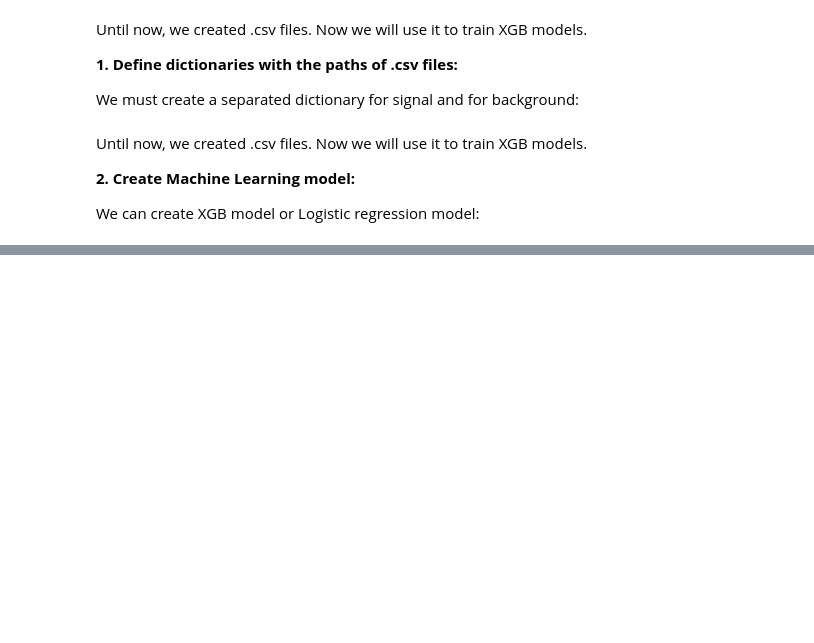
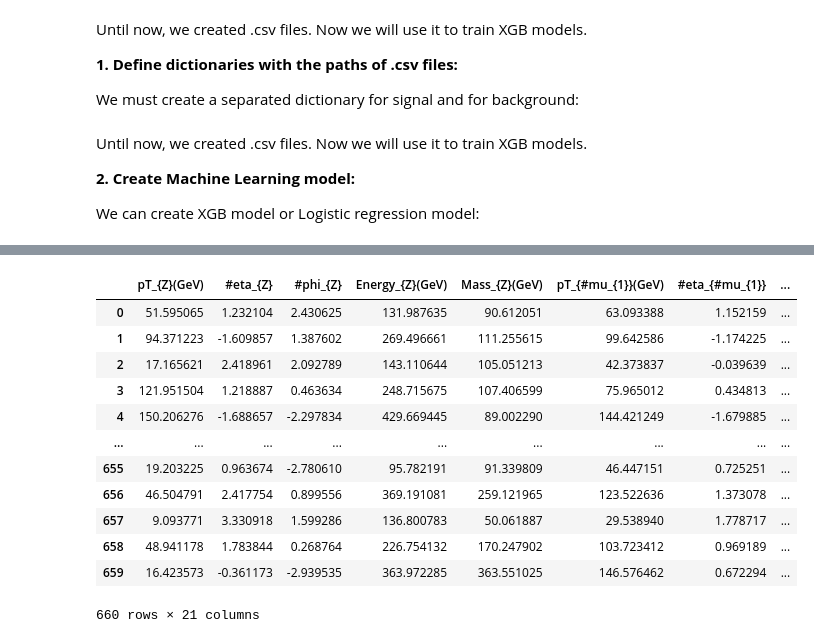
Before and after one commit to Joacop16/Phenomenology_Uniandes_Framework, a Jupyter notebook: tutorials/3_Machine_Learning.ipynb, the cells around one changed output, grey strips where cells are left out. Cells and saved outputs as stored; diff of their text form; code cells hidden in the pictures; blank space fills up the shorter version.

```diff
--- a/tutorials/3_Machine_Learning.ipynb
+++ b/tutorials/3_Machine_Learning.ipynb
@@ -54,0 +104,18 @@ XGB_model = XGB_Classifier(ncpu = nucleos_cpu,
+# %%
+X, Y = tools.prepare_to_train(XGB_model.signal_data_balanced,XGB_model.bkg_data_balanced, balance = True)
+# %%
+X
+# %% [output]
+|  | pT_{Z}(GeV) | #eta_{Z} | #phi_{Z} | Energy_{Z}(GeV) | Mass_{Z}(GeV) | pT_{#mu_{1}}(GeV) | #eta_{#mu_{1}} | ... |
+| 0 | 51.595065 | 1.232104 | 2.430625 | 131.987635 | 90.612051 | 63.093388 | 1.152159 | ... |
+| 1 | 94.371223 | -1.609857 | 1.387602 | 269.496661 | 111.255615 | 99.642586 | -1.174225 | ... |
+| 2 | 17.165621 | 2.418961 | 2.092789 | 143.110644 | 105.051213 | 42.373837 | -0.039639 | ... |
+| 3 | 121.951504 | 1.218887 | 0.463634 | 248.715675 | 107.406599 | 75.965012 | 0.434813 | ... |
+| 4 | 150.206276 | -1.688657 | -2.297834 | 429.669445 | 89.002290 | 144.421249 | -1.679885 | ... |
+| ... | ... | ... | ... | ... | ... | ... | ... | ... |
+| 655 | 19.203225 | 0.963674 | -2.780610 | 95.782191 | 91.339809 | 46.447151 | 0.725251 | ... |
+| 656 | 46.504791 | 2.417754 | 0.899556 | 369.191081 | 259.121965 | 123.522636 | 1.373078 | ... |
+| 657 | 9.093771 | 3.330918 | 1.599286 | 136.800783 | 50.061887 | 29.538940 | 1.778717 | ... |
+| 658 | 48.941178 | 1.783844 | 0.268764 | 226.754132 | 170.247902 | 103.723412 | 0.969189 | ... |
+| 659 | 16.423573 | -0.361173 | -2.939535 | 363.972285 | 363.551025 | 146.576462 | 0.672294 | ... |
+660 rows × 21 columns
```
Also changed, not shown: parts of 38 cells of this notebook, 2 other files.
